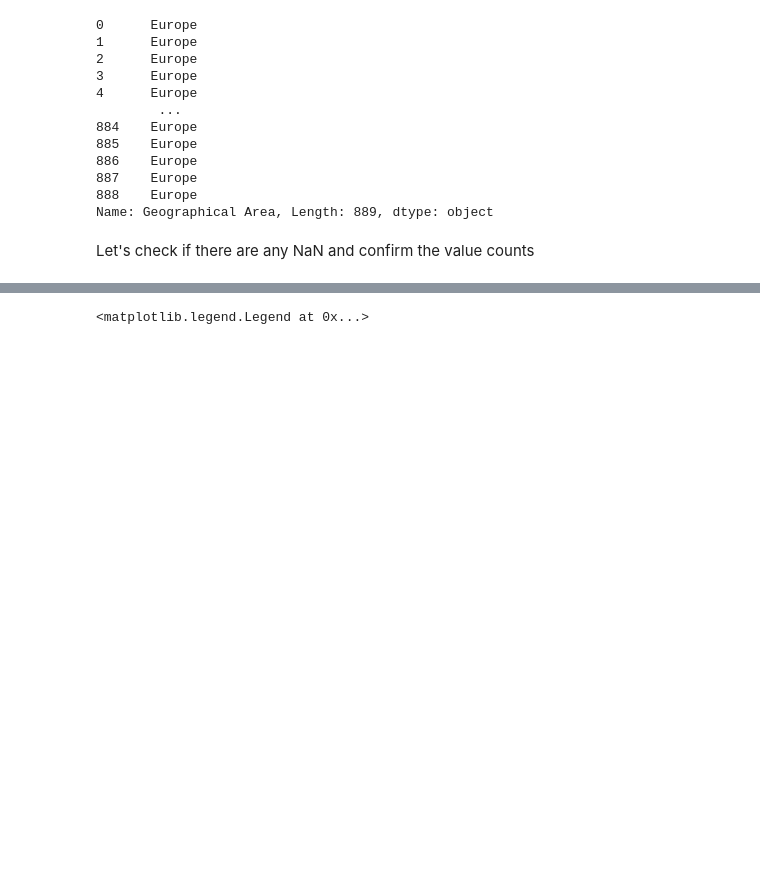
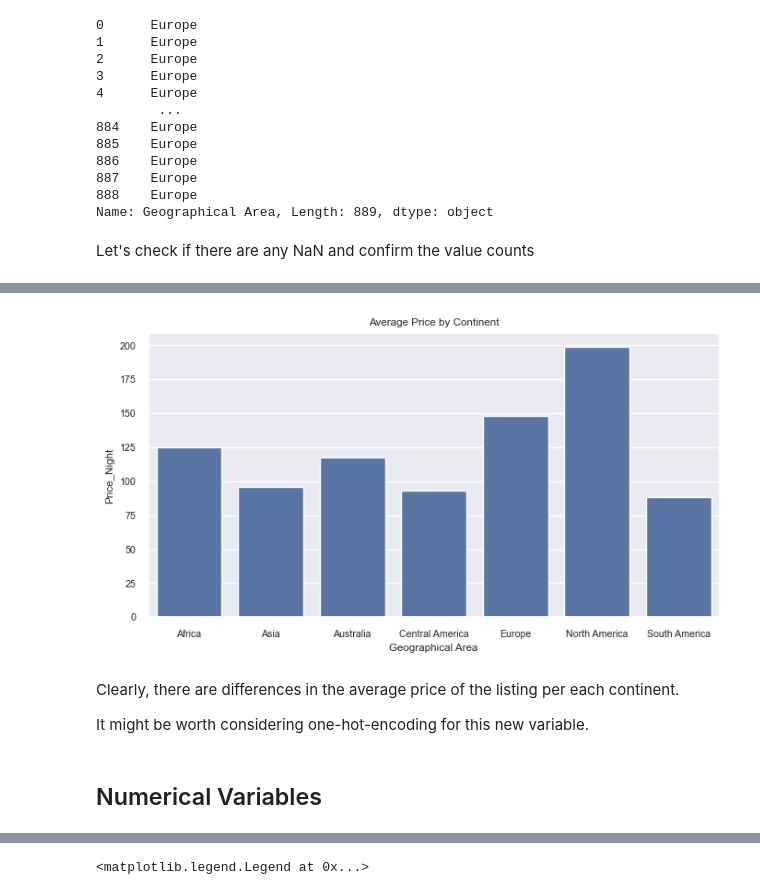
Before and after one commit to SaveSavio/modelling-airbnbs-property-listing-dataset-, a Jupyter notebook: exploratory_data_analysis.ipynb, the cells around one changed output, grey strips where cells are left out. Cells and saved outputs as stored; diff of their text form; code cells hidden in the pictures; blank space fills up the shorter version.

```diff
--- a/exploratory_data_analysis.ipynb
+++ b/exploratory_data_analysis.ipynb
@@ -221,4 +218,19 @@ Australia            7
 Name: count, dtype: int64
+# %%
+average_price_per_continent = df['Price_Night'].groupby(df['Geographical Area']).mean().reset_index()
+
+plt.figure(figsize=(8, 4))
+sns.barplot(x='Geographical Area', y='Price_Night', data=average_price_per_continent)
+plt.title('Average Price by Continent')
+plt.show()
+# %% [output]
+[figure, added]
+# %% [markdown]
+Clearly, there are differences in the average price of the listing per each continent.
+
+It might be worth considering one-hot-encoding for this new variable.
+# %% [markdown]
+## Numerical Variables
 # %%
 df_numeric.describe()
 # %% [output]
```
Also changed, not shown: parts of 30 cells of this notebook.
